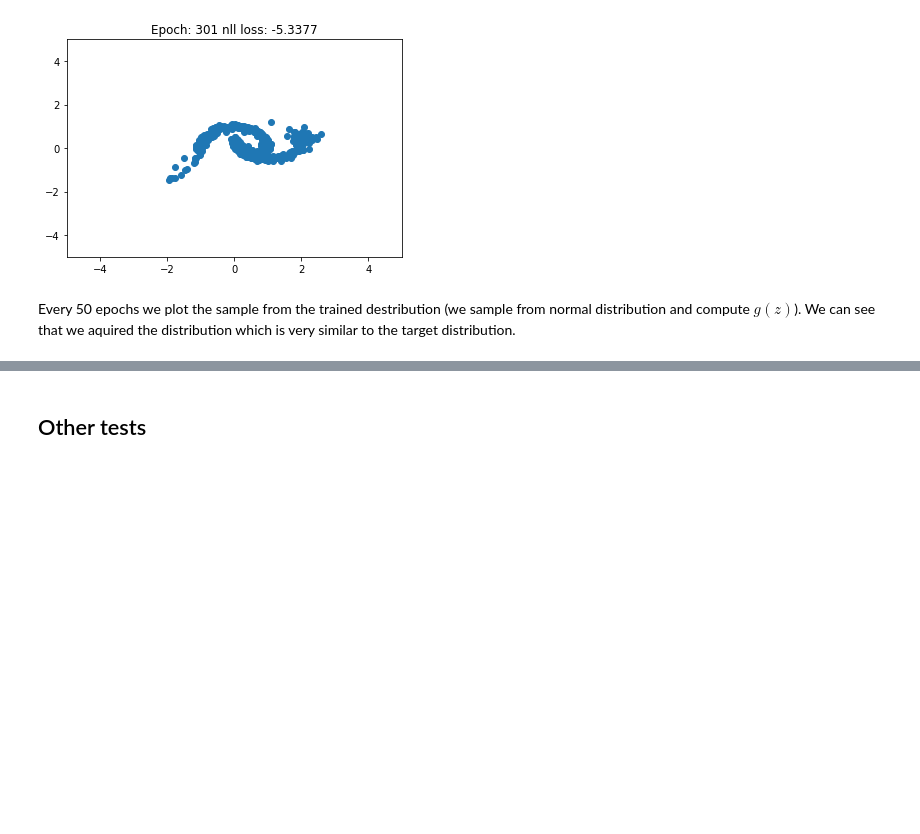
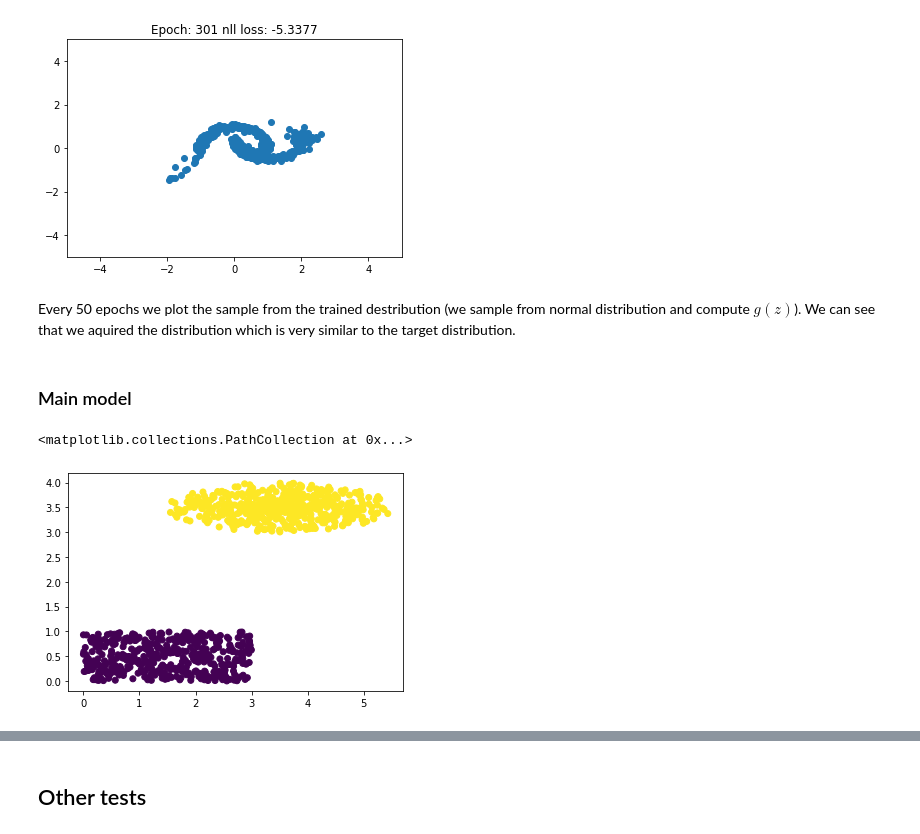
Before and after one commit to mfirgo/nn-nlp-2022-project, a Jupyter notebook: final_report.ipynb, the cells around one changed output, grey strips where cells are left out. Cells and saved outputs as stored; diff of their text form; code cells hidden in the pictures; blank space fills up the shorter version.

Commit message:
final-report - added main model - missing likelihood

```diff
--- a/final_report.ipynb
+++ b/final_report.ipynb
@@ -277,3 +277,5 @@ Training epoch 301 ...
 [figure]
 # %% [markdown]
 Every 50 epochs we plot the sample from the trained destribution (we sample from normal distribution and compute $g(z)$). We can see that we aquired the distribution which is very similar to the target distribution.
+# %% [markdown]
+### Main model
@@ -279,0 +284,5 @@ Every 50 epochs we plot the sample from the trained destribution (we sample from
+# %%
+plt.scatter(samples[0,:,0].cpu(), samples[0,:,1].cpu(), c=Z[0,:])
+# %% [output]
+<matplotlib.collections.PathCollection at 0x...>
+[figure, added]
```
Also changed, not shown: parts of 6 cells of this notebook.
